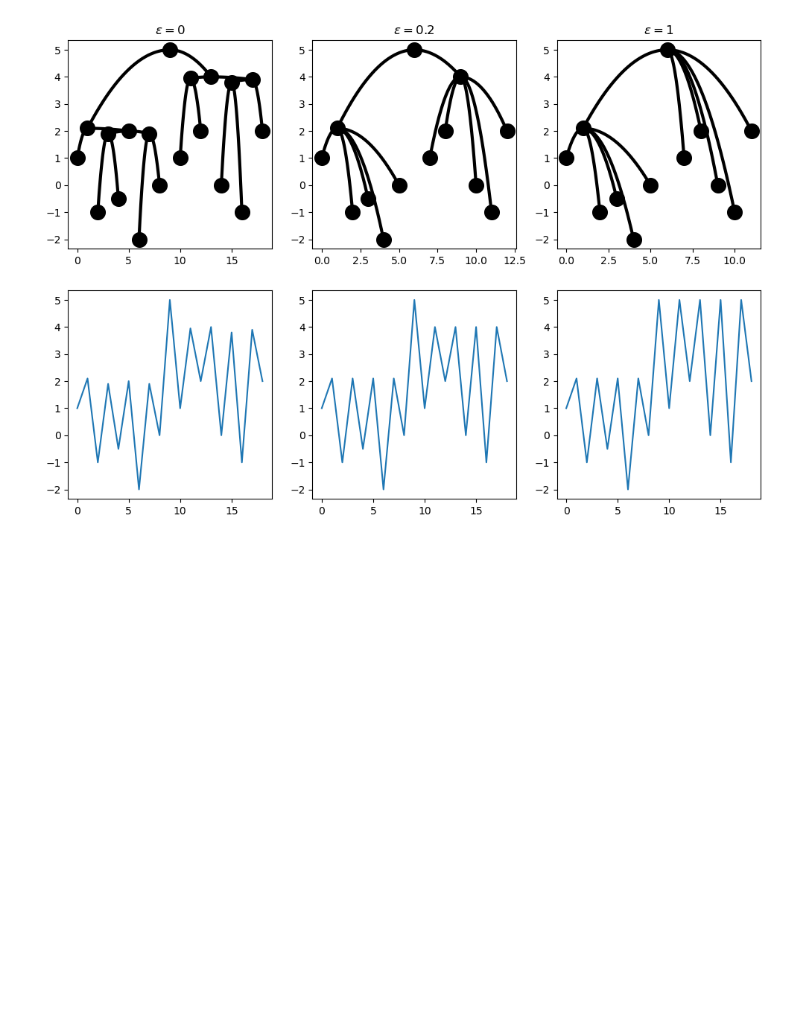
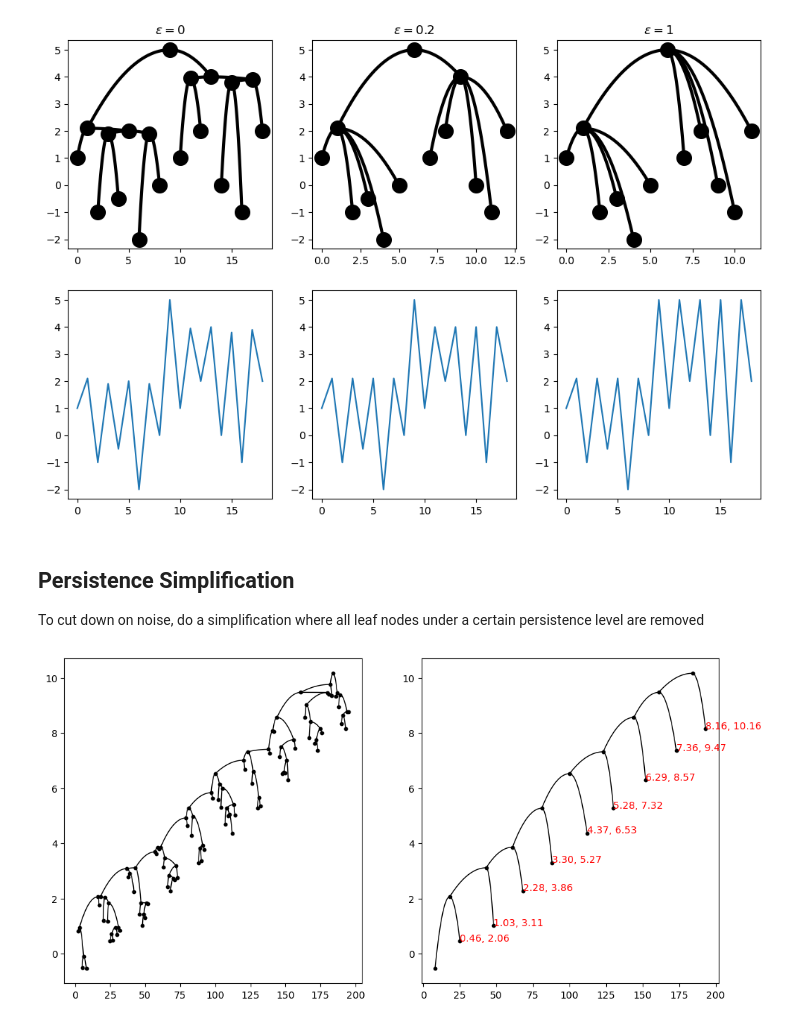
Before and after one commit to UrsinusREU2022MergeTrees/MergeTrees, a Jupyter notebook: notebooks/MergeTreeBasics.ipynb, the cells around one changed output. Drawn from its saved outputs; the diff is of its cells as text; code cells hidden in the pictures; blank space fills up the shorter version.

Commit message:
Implementing persistence simplification

```diff
--- a/notebooks/MergeTreeBasics.ipynb
+++ b/notebooks/MergeTreeBasics.ipynb
@@ -138,2 +143,26 @@ for i, (eps, MT) in enumerate(zip([eps1, eps2, eps3], [MT1, MT2, MT3])):
 # %% [output]
 [figure]
+# %% [markdown]
+## Persistence Simplification
+
+To cut down on noise, do a simplification where all leaf nodes under a certain persistence level are removed
+# %%
+circular=False
+
+np.random.seed(0)
+N = 200
+t = np.linspace(0.01, 0.98, N)
+x = np.cos(2*np.pi*t*10) + t*10
+x += 0.3*np.random.randn(N)
+
+plt.figure(figsize=(12, 6))
+plt.subplot(121)
+MT = MergeTree()
+MT.init_from_timeseries(x)
+MT.plot(False, {'pointsize':10, 'linewidth':1})
+
+plt.subplot(122)
+MT.persistence_simplify(1)
+MT.plot(False, {'pointsize':10, 'linewidth':1, 'plot_birthdeath':True})
+# %% [output]
+[figure, added]
```
Also changed, not shown: parts of 6 cells of this notebook, 4 other files.
